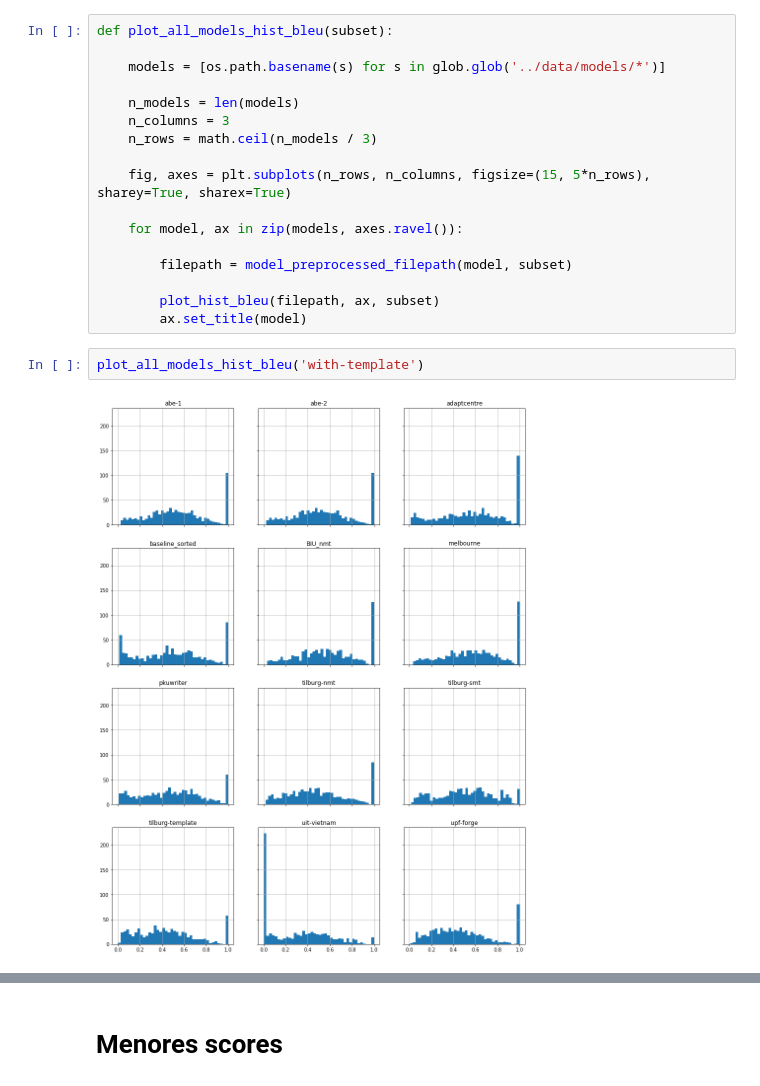
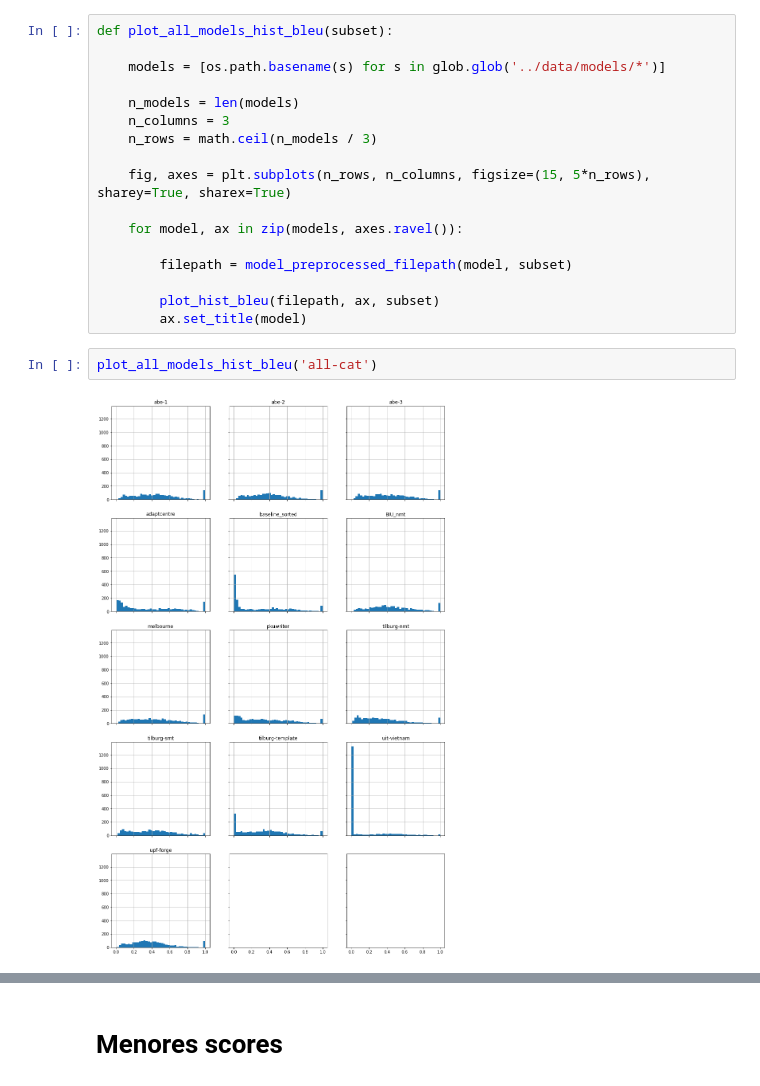
Before and after one commit to abevieiramota/masters, a Jupyter notebook: notebook/00 - Sentence level evaluation.ipynb, the cells around one changed output, grey strips where cells are left out. Cells and saved outputs as stored; diff of their text form.

```diff
--- a/notebook/00 - Sentence level evaluation.ipynb
+++ b/notebook/00 - Sentence level evaluation.ipynb
@@ -66,10 +66,10 @@ def plot_all_models_hist_bleu(subset):
 
         plot_hist_bleu(filepath, ax, subset)
         ax.set_title(model)
-# %%
-plot_all_models_hist_bleu('with-template')
-# %% [output]
-[figure, removed]
+# %%
+plot_all_models_hist_bleu('all-cat')
+# %% [output]
+[figure, added]
 # %%
 plot_all_models_hist_bleu('old-cat')
 # %% [output]
```
Also changed, not shown: parts of 17 cells of this notebook, 18 other files.
